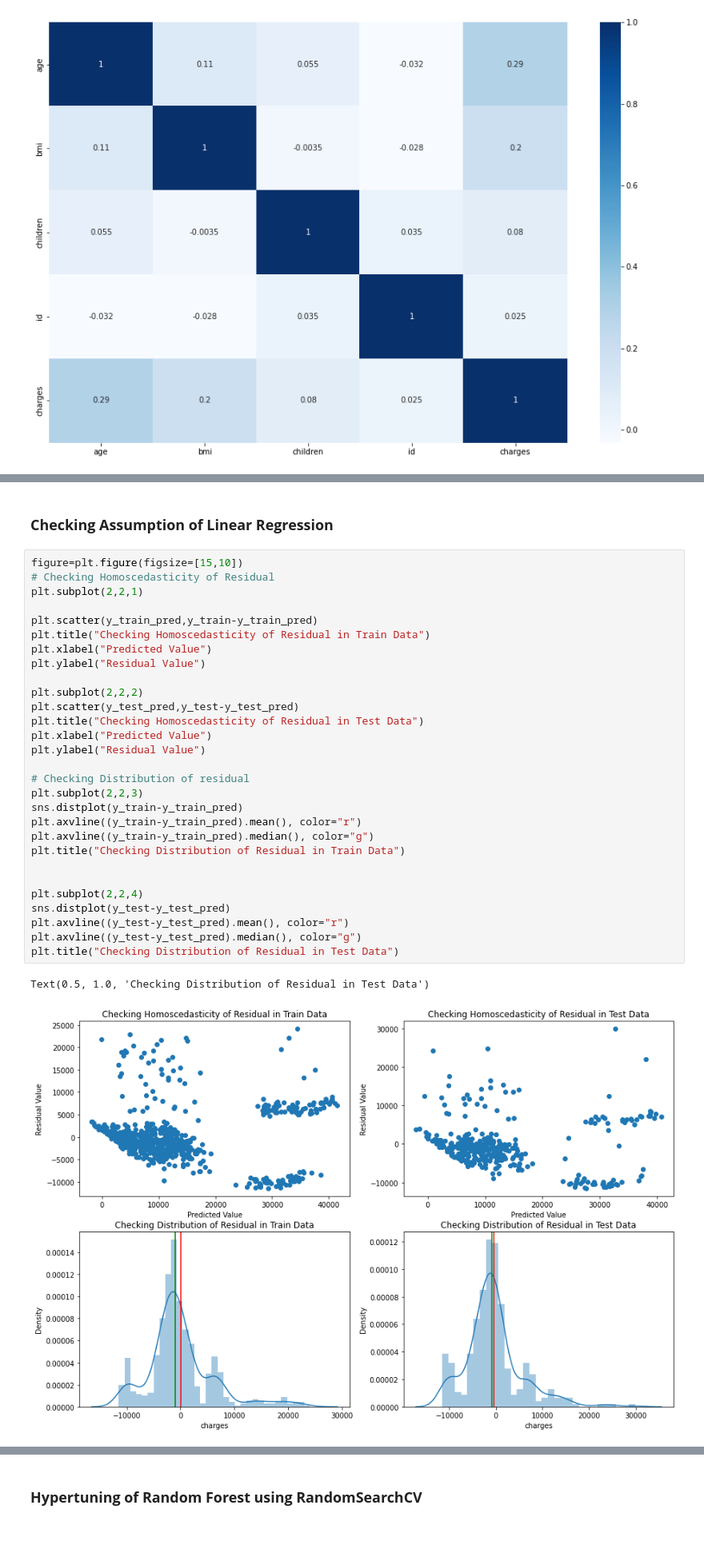
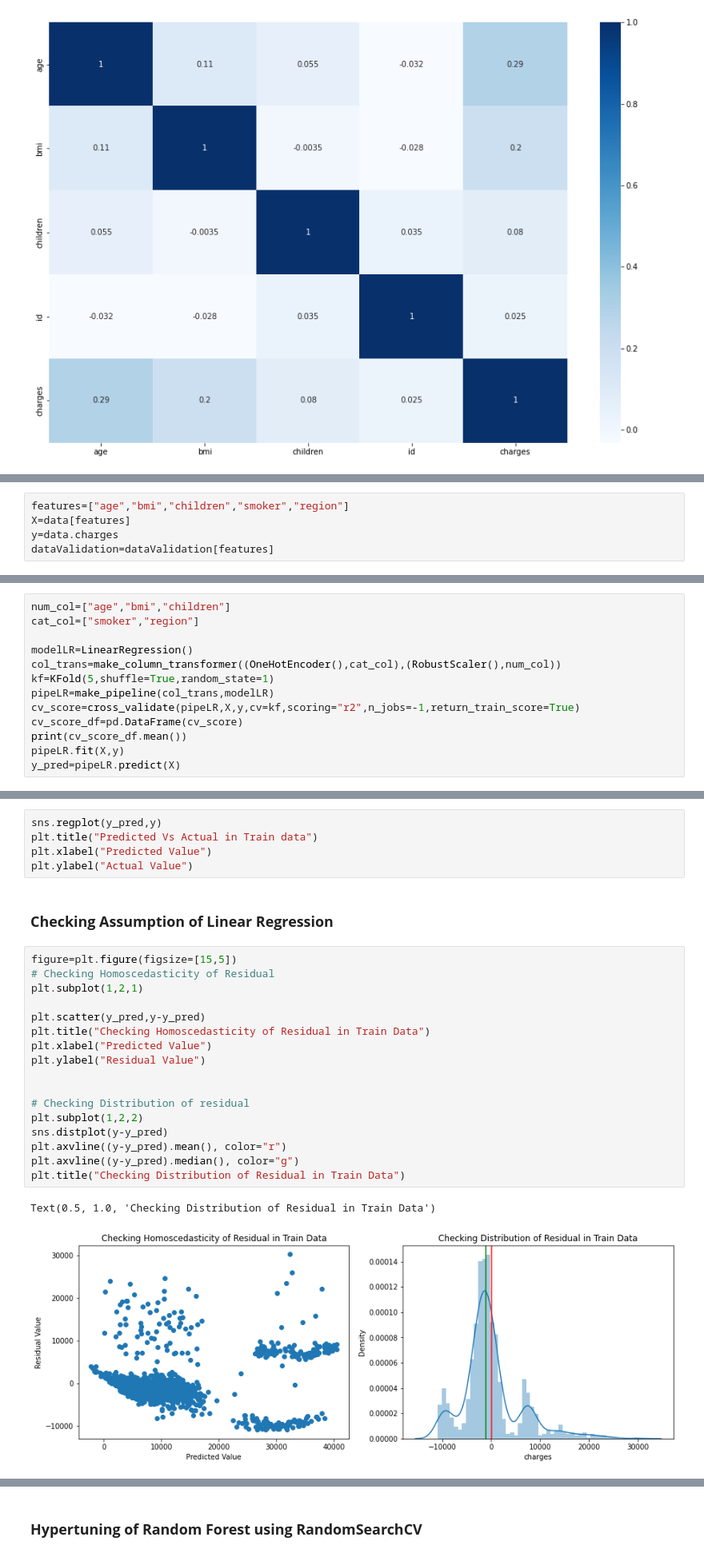
Before and after one commit to anujapande2001/PracticeProjects, a Jupyter notebook: MedicalCostPrediction.ipynb, the cells around one changed output, grey strips where cells are left out. Shown at 80% size. Cells and saved outputs as stored; diff of their text form; blank space fills up the shorter version.

```diff
--- a/MedicalCostPrediction.ipynb
+++ b/MedicalCostPrediction.ipynb
@@ -299,0 +258,5 @@ Adjusted R2 score for test set using Linear Regression is 0.7077079224396136
+# %%
+features=["age","bmi","children","smoker","region"]
+X=data[features]
+y=data.charges
+dataValidation=dataValidation[features]
@@ -299,0 +285,13 @@ Adjusted R2 score for test set using Linear Regression is 0.7077079224396136
+# %%
+num_col=["age","bmi","children"]
+cat_col=["smoker","region"]
+
+modelLR=LinearRegression()
+col_trans=make_column_transformer((OneHotEncoder(),cat_col),(RobustScaler(),num_col))
+kf=KFold(5,shuffle=True,random_state=1)
+pipeLR=make_pipeline(col_trans,modelLR)
+cv_score=cross_validate(pipeLR,X,y,cv=kf,scoring="r2",n_jobs=-1,return_train_score=True)
+cv_score_df=pd.DataFrame(cv_score)
+print(cv_score_df.mean())
+pipeLR.fit(X,y)
+y_pred=pipeLR.predict(X)
@@ -300,35 +304,28 @@ Adjusted R2 score for test set using Linear Regression is 0.7077079224396136
+# %%
+sns.regplot(y_pred,y)
+plt.title("Predicted Vs Actual in Train data")
+plt.xlabel("Predicted Value")
+plt.ylabel("Actual Value")
 # %% [markdown]
 ### **Checking Assumption of Linear Regression**
 # %%
-figure=plt.figure(figsize=[15,10])
+figure=plt.figure(figsize=[15,5])
 # Checking Homoscedasticity of Residual
-plt.subplot(2,2,1)
+plt.subplot(1,2,1)
 
-plt.scatter(y_train_pred,y_train-y_train_pred)
+plt.scatter(y_pred,y-y_pred)
 plt.title("Checking Homoscedasticity of Residual in Train Data")
 plt.xlabel("Predicted Value")
 plt.ylabel("Residual Value")
 
-plt.subplot(2,2,2)
-plt.scatter(y_test_pred,y_test-y_test_pred)
-plt.title("Checking Homoscedasticity of Residual in Test Data")
-plt.xlabel("Predicted Value")
-plt.ylabel("Residual Value")
 
 # Checking Distribution of residual
-plt.subplot(2,2,3)
-sns.distplot(y_train-y_train_pred)
-plt.axvline((y_train-y_train_pred).mean(), color="r")
-plt.axvline((y_train-y_train_pred).median(), color="g")
+plt.subplot(1,2,2)
+sns.distplot(y-y_pred)
+plt.axvline((y-y_pred).mean(), color="r")
+plt.axvline((y-y_pred).median(), color="g")
 plt.title("Checking Distribution of Residual in Train Data")
-
-
-plt.subplot(2,2,4)
-sns.distplot(y_test-y_test_pred)
-plt.axvline((y_test-y_test_pred).mean(), color="r")
-plt.axvline((y_test-y_test_pred).median(), color="g")
-plt.title("Checking Distribution of Residual in Test Data")
 # %% [output]
-Text(0.5, 1.0, 'Checking Distribution of Residual in Test Data')
+Text(0.5, 1.0, 'Checking Distribution of Residual in Train Data')
-[figure, old version]
+[figure, new version]
 # %% [markdown]
```
Also changed, not shown: parts of 59 cells of this notebook.
